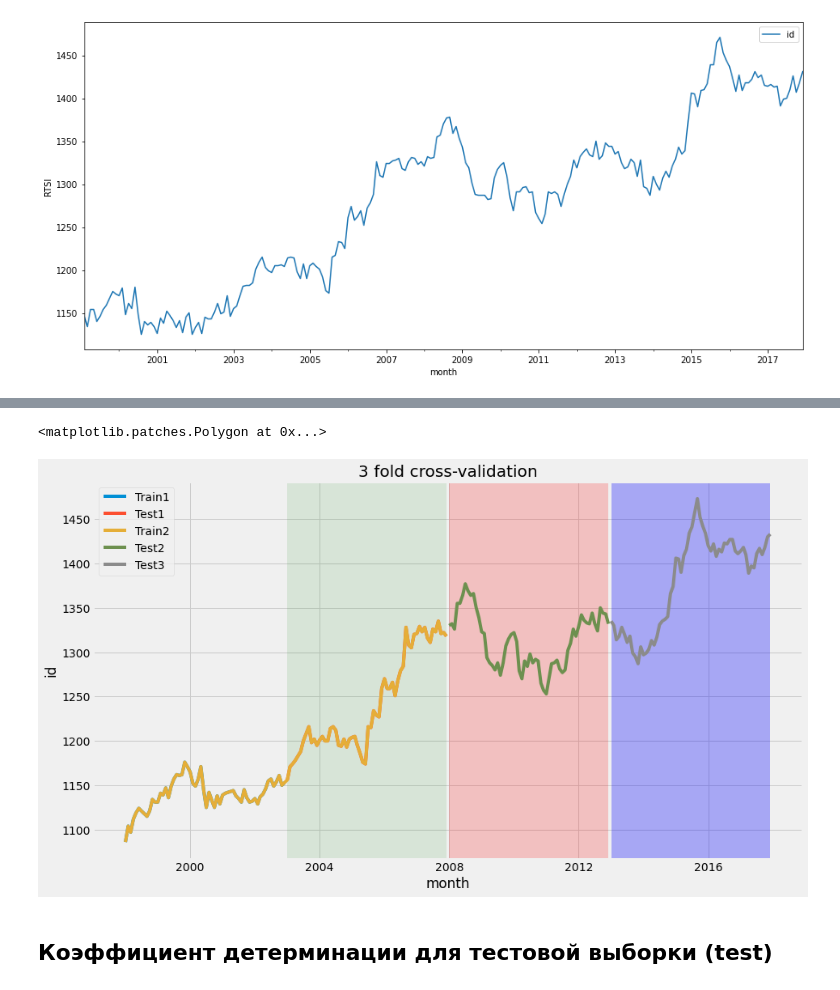
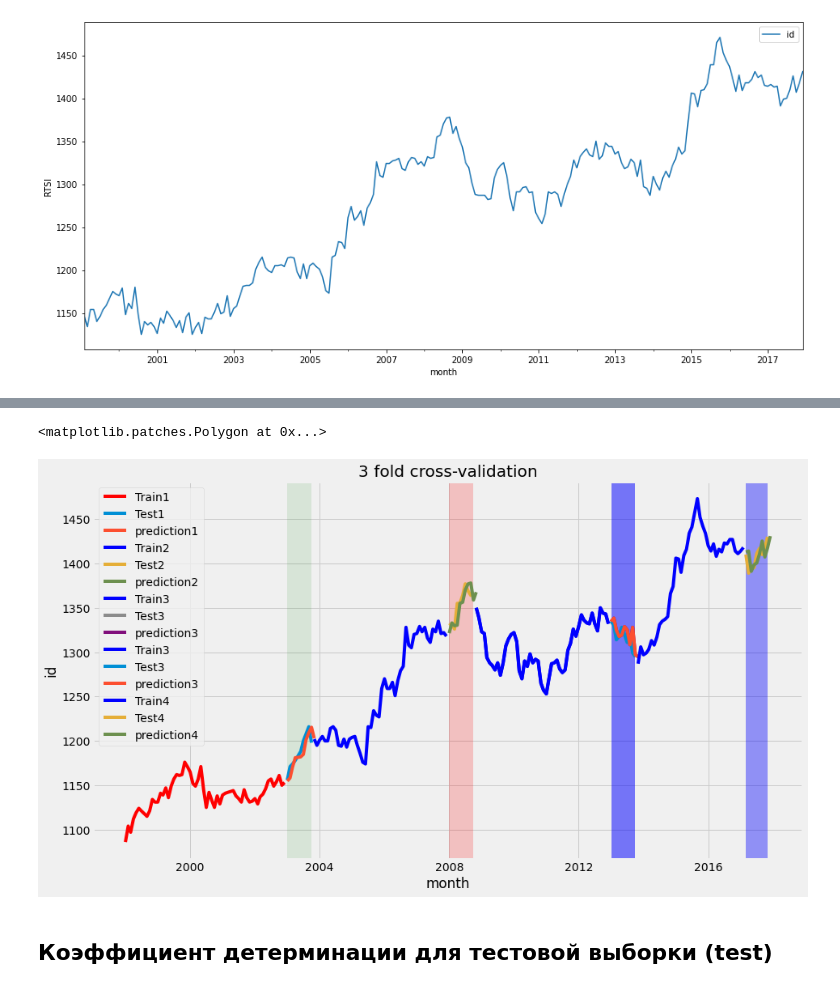
Before and after one commit to Alexbotduglas/Practice-2020, a Jupyter notebook: SARIMA_TRASH.ipynb, the cells around one changed output, grey strips where cells are left out. Drawn from its saved outputs; the diff is of its cells as text; code cells hidden in the pictures.

```diff
--- a/SARIMA_TRASH.ipynb
+++ b/SARIMA_TRASH.ipynb
@@ -525,6 +559,7 @@ No of observations under test1=60
 # %%
-train1, test1 = df.iloc[:60, 0], df.iloc[60:120, 0]
-train2, test2 = df.iloc[:120, 0], df.iloc[120:180, 0]
-train3, test3 = df.iloc[:180, 0], df.iloc[180:240, 0]
+train1, test1 = df.iloc[0:60, 0], df.iloc[60:70, 0]
+train2, test2 = df.iloc[70:120, 0], df.iloc[120:130, 0]
+train3, test3 = df.iloc[130:180, 0], df.iloc[180:190, 0]
+train4, test4 = df.iloc[190:230, 0], df.iloc[230:239, 0]
 # %%
 model1
@@ -562,41 +678,60 @@ print(r_squared3)
 # %%
 import matplotlib.pyplot as plt
 #from statsmodels.tsa.holtwinters import ExponentialSmoothing
 %matplotlib inline
 plt.style.use('fivethirtyeight')
 from pylab import rcParams
 rcParams['figure.figsize'] = 14,8
 
 #Labels and titles
 plt.xlabel("month")
 plt.ylabel("id")
 plt.title("3 fold cross-validation")
 
 #First fold- CV
-plt.plot(train1.index, train1, label='Train1')
-plt.plot(test1.index, test1, label='Test1')
-#plt.plot(pred1.index, pred1, label='prediction1')
+plt.plot(train1.index, train1, label='Train1', color='red')
+plt.plot(test1.index, test1, label='Test1') #, color='orange')
+plt.plot(pred1.index, pred1, label='prediction1')
 plt.legend(loc='best')
 #Highlighting the region
-plt.axvspan(test1.index[0], test1.index[-1],  facecolor='g', alpha=0.1)
+plt.axvspan(test1.index[0], test1.index[-1],  facecolor='green', alpha=0.1)
 
 #Second fold
-plt.plot(train2.index, train2, label='Train2')
-plt.plot(test2.index, test2, label='Test2')
-#plt.plot(pred2.index, pred2, label='prediction2')
+plt.plot(train2.index, train2, label='Train2', color='blue')
+plt.plot(test2.index, test2, label='Test2')#, color='brown')
+plt.plot(pred2.index, pred2, label='prediction2')
 plt.legend(loc='best')
 #Highlighting the region
-plt.axvspan(test2.index[0], test2.index[-1],  facecolor='r', alpha=0.2)
+plt.axvspan(test2.index[0], test2.index[-1],  facecolor='red', alpha=0.2)
 
 #Third fold
+plt.plot(train3.index, train3, label='Train3', color='blue')
 plt.plot(test3.index, test3, label='Test3')
-#plt.plot(pred3.index, pred3, label='prediction3')
+plt.plot(pred3.index, pred3, label='prediction3')
 plt.legend(loc='best')
 #Highlighting the region
-plt.axvspan(test3.index[0], test3.index[-1],  facecolor='b', alpha=0.3)
+plt.axvspan(test3.index[0], test3.index[-1],  facecolor='blue', alpha=0.3)
+
+#Third fold
+plt.plot(train3.index, train3, label='Train3', color='blue')
+plt.plot(test3.index, test3, label='Test3')
+plt.plot(pred3.index, pred3, label='prediction3')
+plt.legend(loc='best')
+#Highlighting the region
+plt.axvspan(test3.index[0], test3.index[-1],  facecolor='blue', alpha=0.3)
+
+#Third fold
+plt.plot(train4.index, train4, label='Train4', color='blue')
+plt.plot(test4.index, test4, label='Test4')
+plt.plot(pred4.index, pred4, label='prediction4')
+plt.legend(loc='best')
+#Highlighting the region
+plt.axvspan(test4.index[0], test4.index[-1],  facecolor='blue', alpha=0.4)
+
+#plt.plot(train4.index, train4, label='Train4')
 # %% [output]
 <matplotlib.patches.Polygon at 0x...>
-[figure, old version]
+[figure, new version]
 # %%
 #df2.id.plot()
 #df2.forecast.plot(color='green')
```
Also changed, not shown: parts of 38 cells of this notebook.
